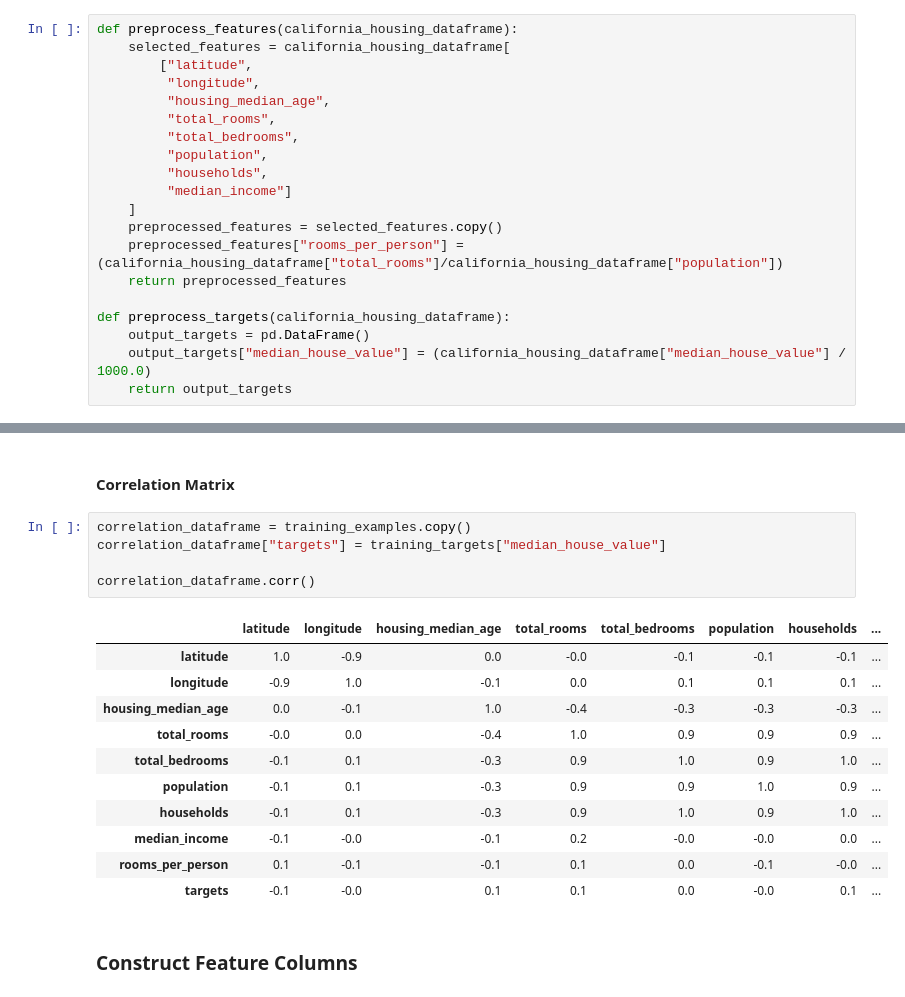
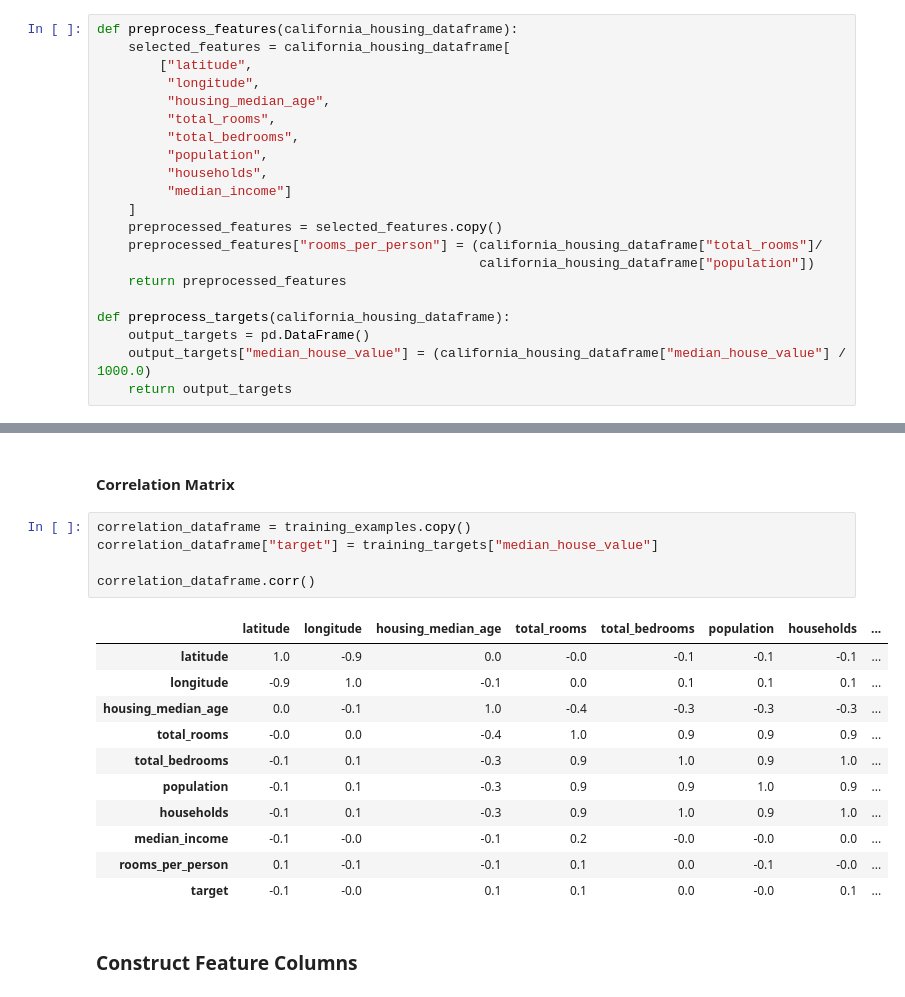
Before and after one commit to acesaif/ml_crash_course, a Jupyter notebook: representation/ml_representation.ipynb, the cells around one changed output, grey strips where cells are left out. Cells and saved outputs as stored; diff of their text form.

```diff
--- a/representation/ml_representation.ipynb
+++ b/representation/ml_representation.ipynb
@@ -49,7 +49,8 @@ def preprocess_features(california_housing_dataframe):
          "median_income"]
     ]
     preprocessed_features = selected_features.copy()
-    preprocessed_features["rooms_per_person"] = (california_housing_dataframe["total_rooms"]/california_housing_dataframe["population"])
+    preprocessed_features["rooms_per_person"] = (california_housing_dataframe["total_rooms"]/
+                                                 california_housing_dataframe["population"])
     return preprocessed_features
 
 def preprocess_targets(california_housing_dataframe):
@@ -121,21 +122,21 @@ Validation targets Summary:
 #### Correlation Matrix
 # %%
 correlation_dataframe = training_examples.copy()
-correlation_dataframe["targets"] = training_targets["median_house_value"]
+correlation_dataframe["target"] = training_targets["median_house_value"]
 
 correlation_dataframe.corr()
 # %% [output]
 |  | latitude | longitude | housing_median_age | total_rooms | total_bedrooms | population | households | ... |
 | latitude | 1.0 | -0.9 | 0.0 | -0.0 | -0.1 | -0.1 | -0.1 | ... |
 | longitude | -0.9 | 1.0 | -0.1 | 0.0 | 0.1 | 0.1 | 0.1 | ... |
 | housing_median_age | 0.0 | -0.1 | 1.0 | -0.4 | -0.3 | -0.3 | -0.3 | ... |
 | total_rooms | -0.0 | 0.0 | -0.4 | 1.0 | 0.9 | 0.9 | 0.9 | ... |
 | total_bedrooms | -0.1 | 0.1 | -0.3 | 0.9 | 1.0 | 0.9 | 1.0 | ... |
 | population | -0.1 | 0.1 | -0.3 | 0.9 | 0.9 | 1.0 | 0.9 | ... |
 | households | -0.1 | 0.1 | -0.3 | 0.9 | 1.0 | 0.9 | 1.0 | ... |
 | median_income | -0.1 | -0.0 | -0.1 | 0.2 | -0.0 | -0.0 | 0.0 | ... |
 | rooms_per_person | 0.1 | -0.1 | -0.1 | 0.1 | 0.0 | -0.1 | -0.0 | ... |
-| targets | -0.1 | -0.0 | 0.1 | 0.1 | 0.0 | -0.0 | 0.1 | ... |
+| target | -0.1 | -0.0 | 0.1 | 0.1 | 0.0 | -0.0 | 0.1 | ... |
 # %% [markdown]
 ### Construct Feature Columns
 # %%
```
Also changed, not shown: parts of 4 cells of this notebook.
